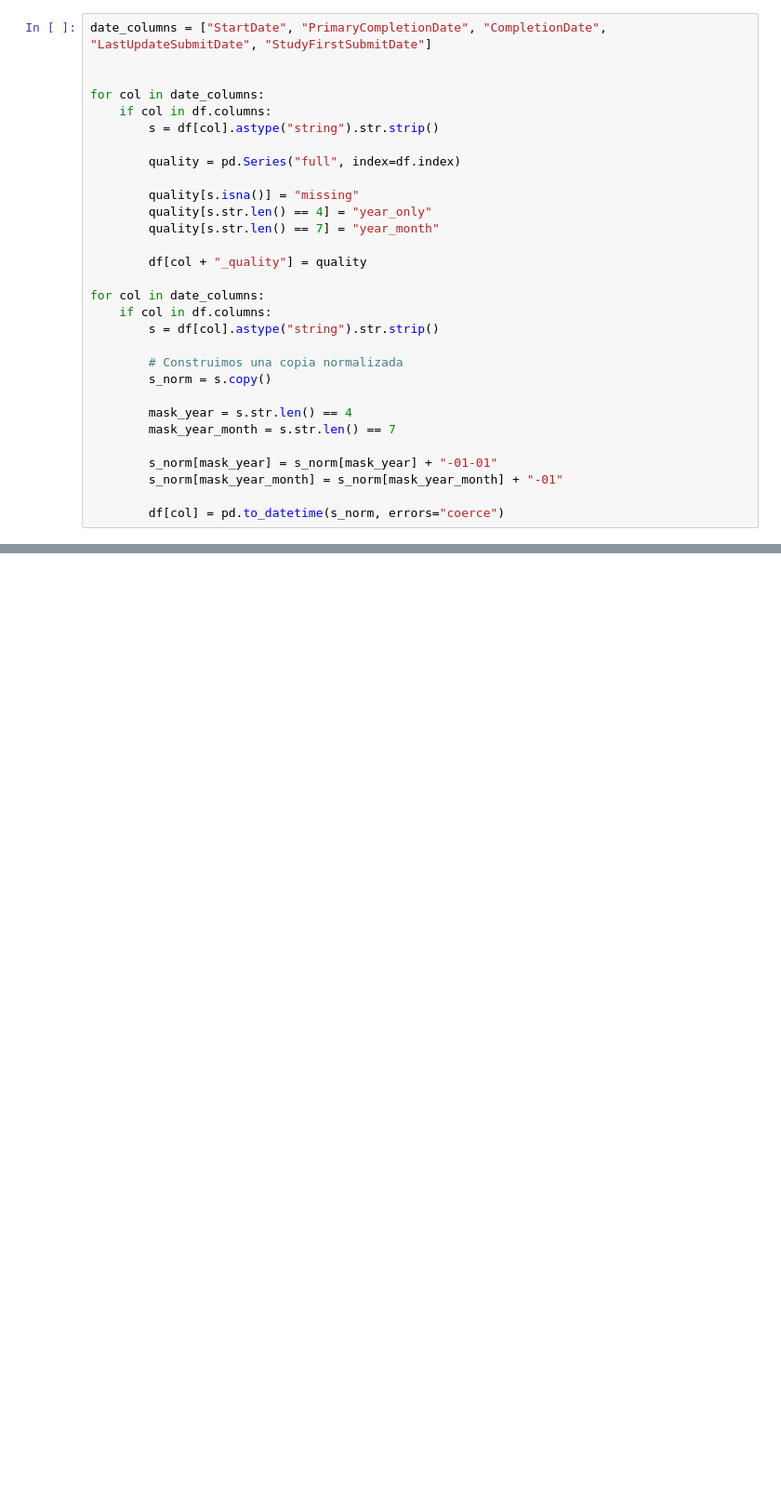
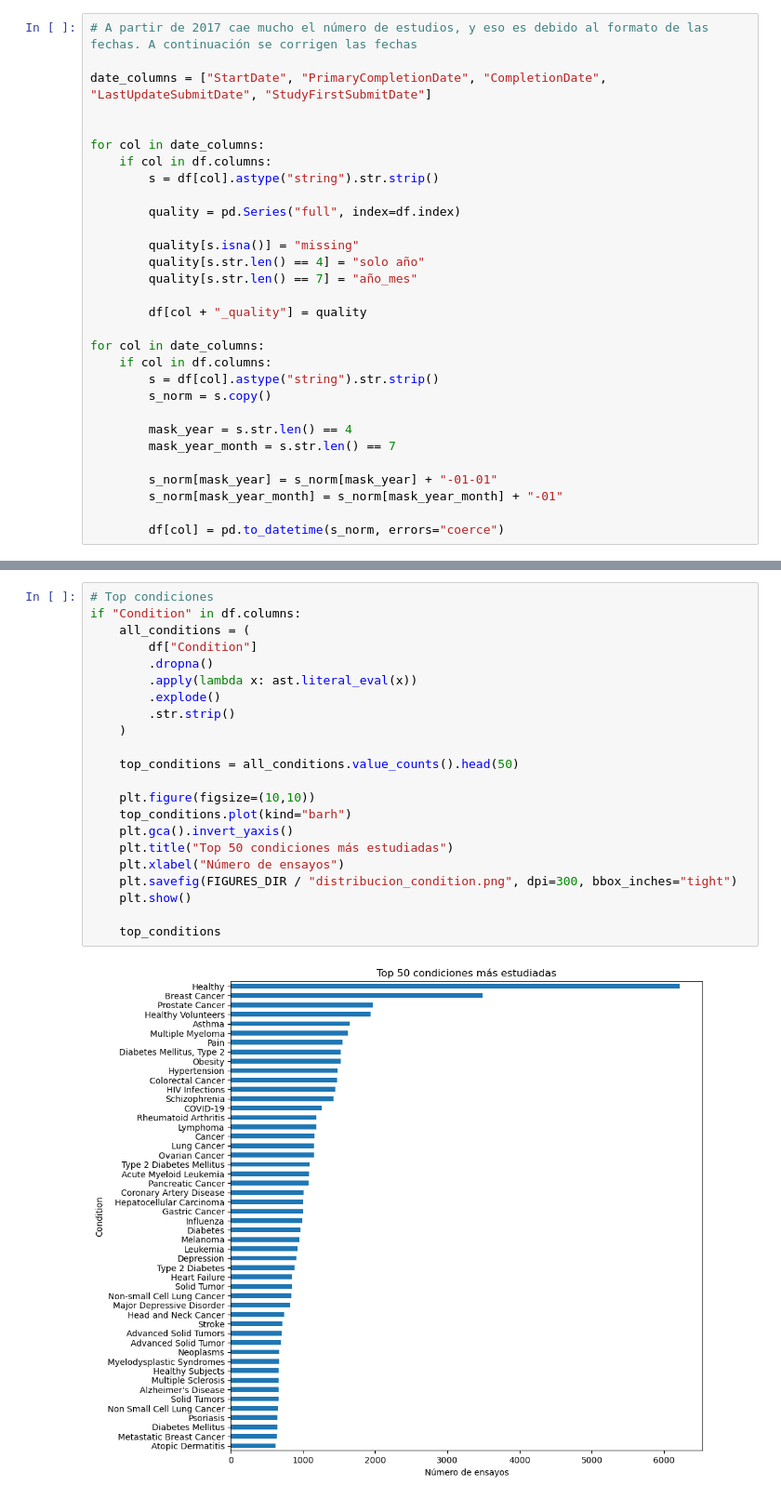
Before and after one commit to miks95/tfm_clinicaltrials, a Jupyter notebook: notebooks/01_eda_clinicaltrials.ipynb, the cells around one changed output, grey strips where cells are left out. Shown at 93% size. Drawn from its saved outputs; the diff is of its cells as text; blank space fills up the shorter version.

```diff
--- a/notebooks/01_eda_clinicaltrials.ipynb
+++ b/notebooks/01_eda_clinicaltrials.ipynb
@@ -128,4 +149,6 @@ if "StartDate" in df_date.columns:
 # %%
+# A partir de 2017 cae mucho el número de estudios, y eso es debido al formato de las fechas. A continuación se corrigen las fechas
+
 date_columns = ["StartDate", "PrimaryCompletionDate", "CompletionDate", "LastUpdateSubmitDate", "StudyFirstSubmitDate"]
 
 
@@ -136,16 +159,14 @@ for col in date_columns:
         quality = pd.Series("full", index=df.index)
 
         quality[s.isna()] = "missing"
-        quality[s.str.len() == 4] = "year_only"
-        quality[s.str.len() == 7] = "year_month"
+        quality[s.str.len() == 4] = "solo año"
+        quality[s.str.len() == 7] = "año_mes"
 
         df[col + "_quality"] = quality
 
 for col in date_columns:
     if col in df.columns:
         s = df[col].astype("string").str.strip()
-
-        # Construimos una copia normalizada
         s_norm = s.copy()
 
         mask_year = s.str.len() == 4
@@ -170,0 +193,24 @@ if "StartDate" in df.columns:
+# %%
+# Top condiciones
+if "Condition" in df.columns:
+    all_conditions = (
+        df["Condition"]
+        .dropna()
+        .apply(lambda x: ast.literal_eval(x))
+        .explode()
+        .str.strip()
+    )
+
+    top_conditions = all_conditions.value_counts().head(50)
+
+    plt.figure(figsize=(10,10))
+    top_conditions.plot(kind="barh")
+    plt.gca().invert_yaxis()
+    plt.title("Top 50 condiciones más estudiadas")
+    plt.xlabel("Número de ensayos")
+    plt.savefig(FIGURES_DIR / "distribucion_condition.png", dpi=300, bbox_inches="tight")
+    plt.show()
+
+    top_conditions
+# %% [output]
+[figure, added]
```
Also changed, not shown: parts of 22 cells of this notebook, 12 other files.
